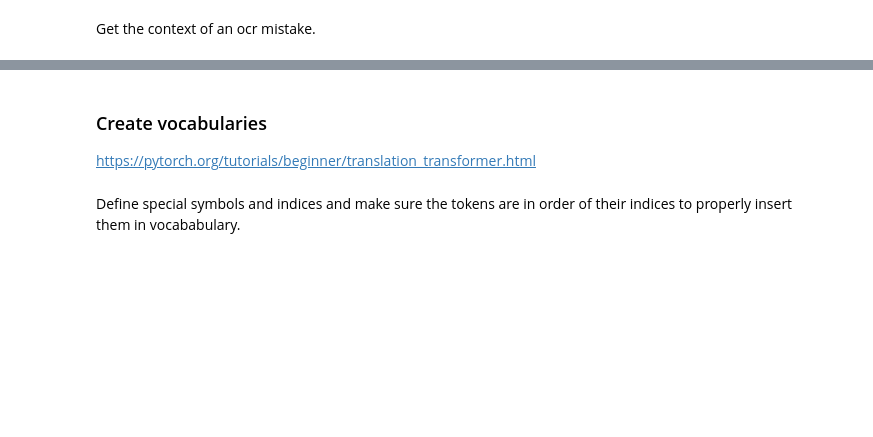
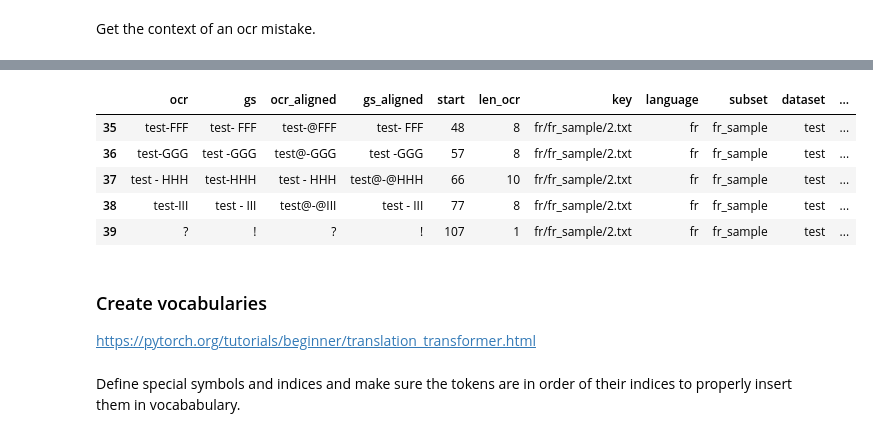
Before and after one commit to jvdzwaan/ocrpostcorrection, a Jupyter notebook: nbs/02_error_correction.ipynb, the cells around one changed output, grey strips where cells are left out. Cells and saved outputs as stored; diff of their text form; code cells hidden in the pictures; blank space fills up the shorter version.

```diff
--- a/nbs/02_error_correction.ipynb
+++ b/nbs/02_error_correction.ipynb
@@ -158,3 +169,12 @@ token_data2.head()
+# %%
+token_data2.tail()
+# %% [output]
+|  | ocr | gs | ocr_aligned | gs_aligned | start | len_ocr | key | language | subset | dataset | ... |
+| 35 | test-FFF | test- FFF | test-@FFF | test- FFF | 48 | 8 | fr/fr_sample/2.txt | fr | fr_sample | test | ... |
+| 36 | test-GGG | test -GGG | test@-GGG | test -GGG | 57 | 8 | fr/fr_sample/2.txt | fr | fr_sample | test | ... |
+| 37 | test - HHH | test-HHH | test - HHH | test@-@HHH | 66 | 10 | fr/fr_sample/2.txt | fr | fr_sample | test | ... |
+| 38 | test-III | test - III | test@-@III | test - III | 77 | 8 | fr/fr_sample/2.txt | fr | fr_sample | test | ... |
+| 39 | ? | ! | ? | ! | 107 | 1 | fr/fr_sample/2.txt | fr | fr_sample | test | ... |
 # %% [markdown]
 ### Create vocabularies
 
```
Also changed, not shown: parts of 5 cells of this notebook, 1 other file.
